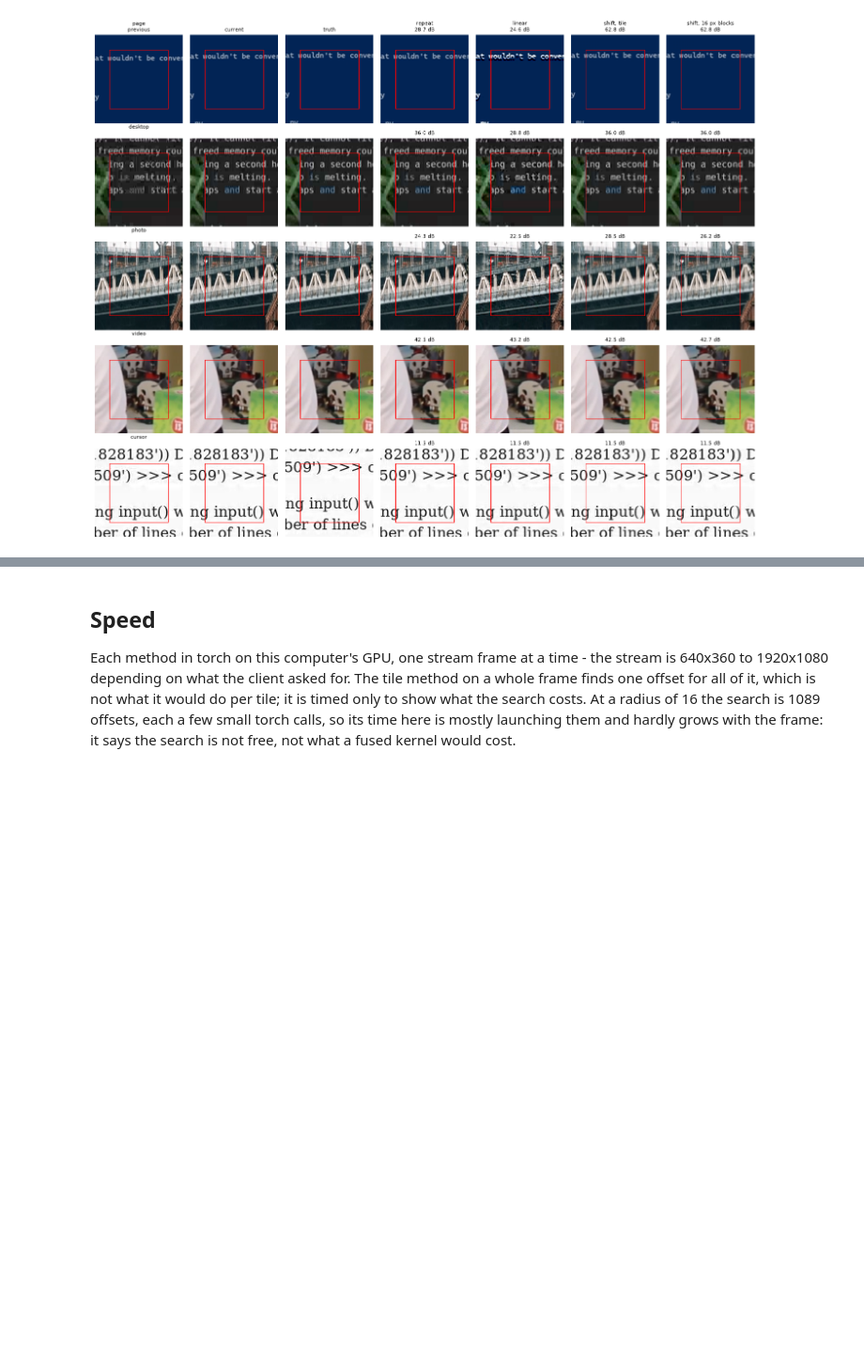
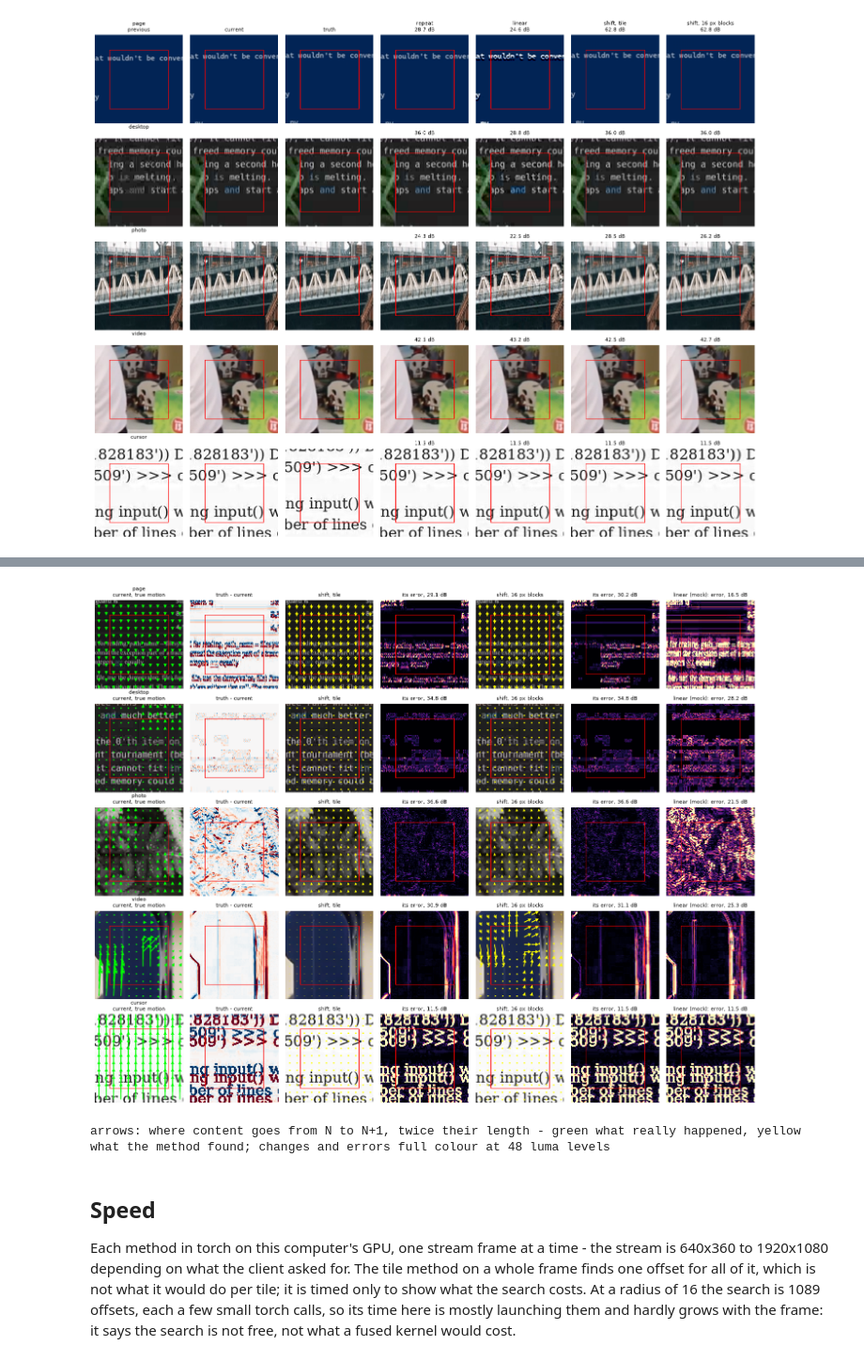
Before and after one commit to henrikszucs/desktop-streamer-ai, a Jupyter notebook: src/frame_gen_extra/01_extrapolate_dummy.ipynb, the cells around one changed output, grey strips where cells are left out. Shown at 94% size. Drawn from its saved outputs; the diff is of its cells as text; code cells hidden in the pictures; blank space fills up the shorter version.

```diff
--- a/src/frame_gen_extra/01_extrapolate_dummy.ipynb
+++ b/src/frame_gen_extra/01_extrapolate_dummy.ipynb
@@ -246,3 +315,34 @@ plt.show()
+# %%
+"""The motion each shift found, against the motion that really happened."""
+
+reference = models.Shift(radius=HALO, block=16, fraction=1.0).to(DEVICE)   # N -> the true N+1: sees the answer
+box = (HALO, HALO, manifest["core"], manifest["core"])
+moving = show.moving_picks(inputs, targets, masks, KINDS, HALO, seed=SEED)   # changed samples whose content really moves
+columns = ["current, true motion", "truth - current", "shift, tile", "its error", "shift, 16 px blocks",
+           "its error", "linear (mock): error"]
+fig, axes = plt.subplots(len(moving), len(columns), figsize=(2.1 * len(columns), 2.3 * len(moving)), squeeze=False)
+for row, (kind, index) in enumerate(moving):
+    previous, current = training.to_tensor(inputs[index:index + 1]).unbind(1)
+    truth = training.to_tensor(targets[index:index + 1])
+    with torch.no_grad():
+        true_motion = reference.field(current, truth)
+        found = {name: FRACTION * METHODS[name].field(previous, current) for name in ("shift, tile", "shift, 16 px blocks")}
+        made = {name: METHODS[name](previous, current) for name in (*found, "linear")}
+    scores = {name: metrics.wpsnr(runs.trim(picture, HALO), runs.trim(truth, HALO)) for name, picture in made.items()}
+    ax = axes[row]
+    show.motion(ax[0], current, true_motion, f"{kind}\n{columns[0]}", box, colour=show.TRUE)
+    show.change(ax[1], current, truth, columns[1], box)
+    for column, name in ((2, "shift, tile"), (4, "shift, 16 px blocks")):
+        show.motion(ax[column], current, found[name], name, box)
+        show.error(ax[column + 1], made[name], truth, f"its error, {scores[name]:.1f} dB", box)
+    show.error(ax[6], made["linear"], truth, f"{columns[6]}, {scores['linear']:.1f} dB", box)
+fig.tight_layout()
+plt.show()
+print("arrows: where content goes from N to N+1, twice their length - green what really happened, yellow what "
+      f"the method found; changes and errors full colour at {show.LEVELS} luma levels")
+# %% [output]
+[figure, added]
+arrows: where content goes from N to N+1, twice their length - green what really happened, yellow what the method found; changes and errors full colour at 48 luma levels
 # %% [markdown]
 ## Speed
 
```
Also changed, not shown: parts of 3 cells of this notebook, 11 other files.
